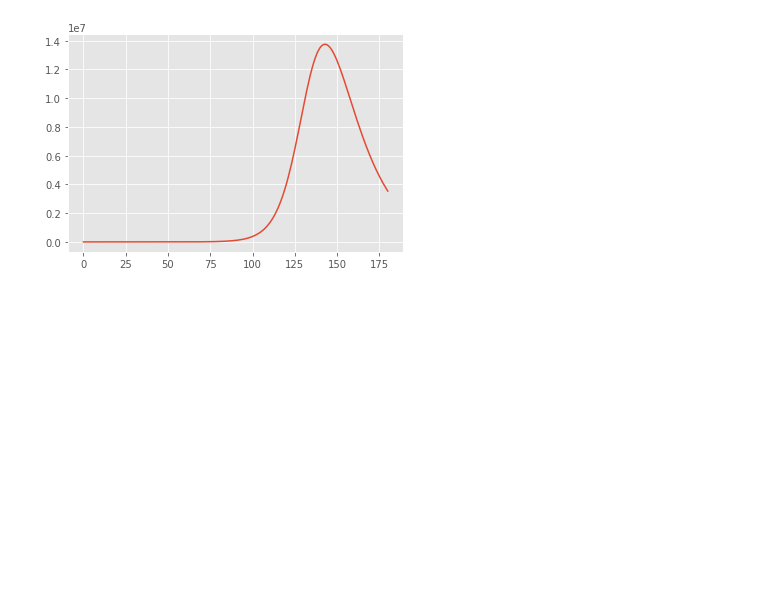
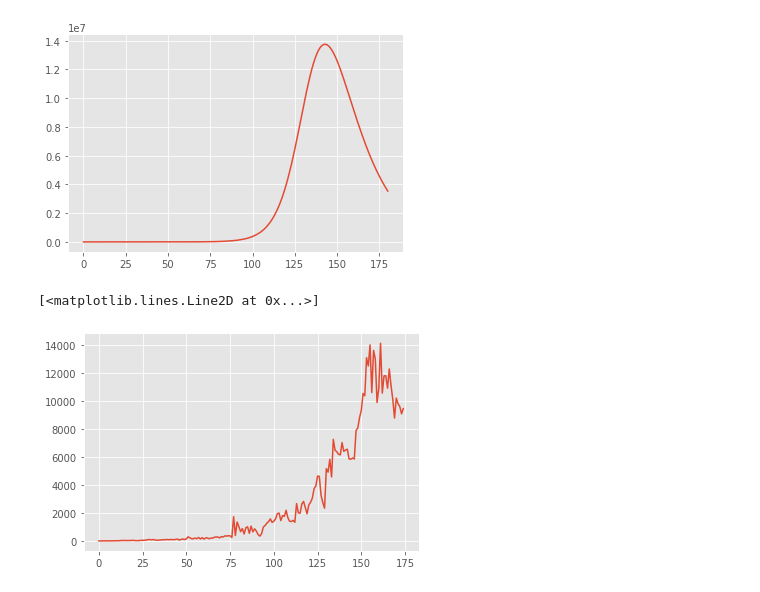
Before and after one commit to AP-2020-1S/covid-19-analiticapedictiva_ajsg, a Jupyter notebook: Entrega Analitica Predictiva.ipynb, the cells around one changed output. Saved outputs shown, nothing was run; the diff lists cells and outputs as text; code cells hidden in the pictures; blank space fills up the shorter version.

```diff
--- a/Entrega Analitica Predictiva.ipynb
+++ b/Entrega Analitica Predictiva.ipynb
@@ -502,3 +503,8 @@ plt.plot(df['day'],df['infected'])
 # %% [output]
 [<matplotlib.lines.Line2D at 0x...>]
 [figure]
+# %%
+plt.plot(df['day'],df['recovered_'])
+# %% [output]
+[<matplotlib.lines.Line2D at 0x...>]
+[figure, added]
```
Also changed, not shown: parts of 2 cells of this notebook.
